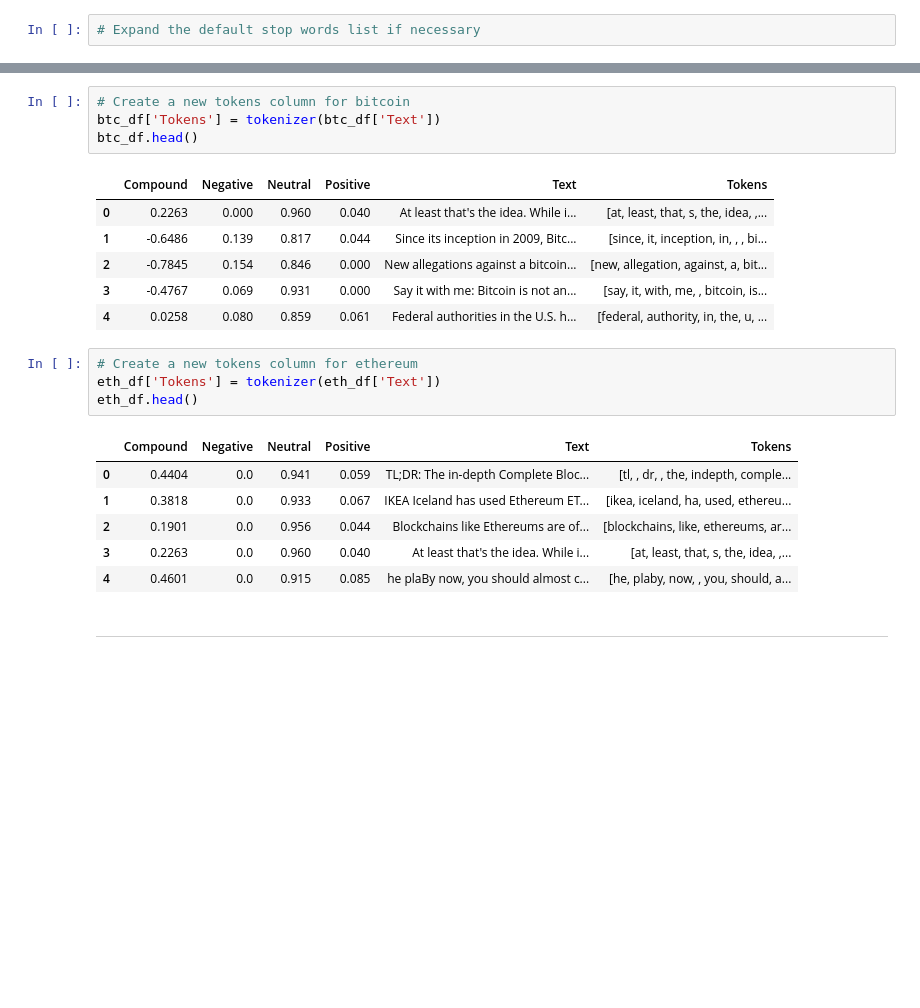
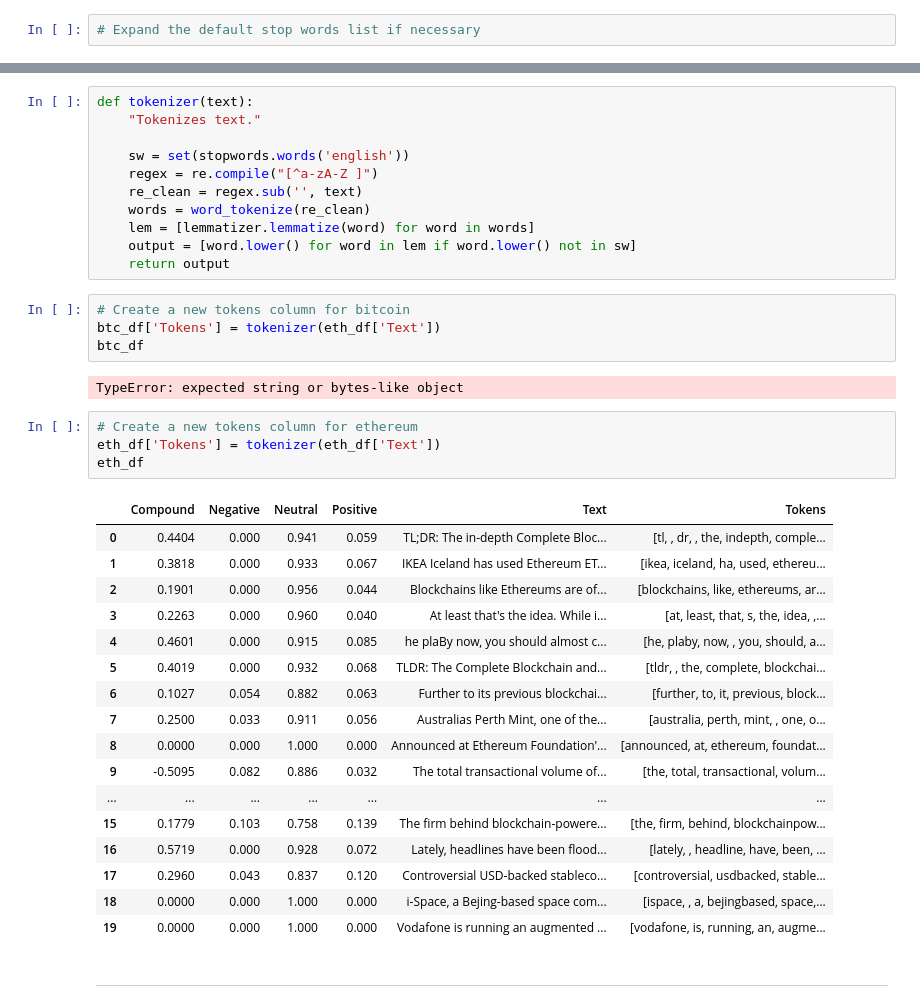
Before and after one commit to RCantu92/cryptocurrency_sentiment_analysis, a Jupyter notebook: Starter_Code/crypto_sentiment.ipynb, the cells around one changed output, grey strips where cells are left out. Drawn from its saved outputs; the diff is of its cells as text; blank space fills up the shorter version.

Commit message:
More attempts at tokenizing

```diff
--- a/Starter_Code/crypto_sentiment.ipynb
+++ b/Starter_Code/crypto_sentiment.ipynb
@@ -177,25 +181,42 @@ def tokenizer(text):
+# %%
+def tokenizer(text):
+    "Tokenizes text."
+
+    sw = set(stopwords.words('english'))
+    regex = re.compile("[^a-zA-Z ]")
+    re_clean = regex.sub('', text)
+    words = word_tokenize(re_clean)
+    lem = [lemmatizer.lemmatize(word) for word in words]
+    output = [word.lower() for word in lem if word.lower() not in sw]
+    return output
 # %%
 # Create a new tokens column for bitcoin
-btc_df['Tokens'] = tokenizer(btc_df['Text'])
-btc_df.head()
+btc_df['Tokens'] = tokenizer(eth_df['Text'])
+btc_df
 # %% [output]
-|  | Compound | Negative | Neutral | Positive | Text | Tokens |
-| 0 | 0.2263 | 0.000 | 0.960 | 0.040 | At least that's the idea. While i... | [at, least, that, s, the, idea, ,... |
-| 1 | -0.6486 | 0.139 | 0.817 | 0.044 | Since its inception in 2009, Bitc... | [since, it, inception, in, , , bi... |
-| 2 | -0.7845 | 0.154 | 0.846 | 0.000 | New allegations against a bitcoin... | [new, allegation, against, a, bit... |
-| 3 | -0.4767 | 0.069 | 0.931 | 0.000 | Say it with me: Bitcoin is not an... | [say, it, with, me, , bitcoin, is... |
-| 4 | 0.0258 | 0.080 | 0.859 | 0.061 | Federal authorities in the U.S. h... | [federal, authority, in, the, u, ... |
+TypeError: expected string or bytes-like object
 # %%
 # Create a new tokens column for ethereum
 eth_df['Tokens'] = tokenizer(eth_df['Text'])
-eth_df.head()
+eth_df
 # %% [output]
 |  | Compound | Negative | Neutral | Positive | Text | Tokens |
-| 0 | 0.4404 | 0.0 | 0.941 | 0.059 | TL;DR: The in-depth Complete Bloc... | [tl, , dr, , the, indepth, comple... |
-| 1 | 0.3818 | 0.0 | 0.933 | 0.067 | IKEA Iceland has used Ethereum ET... | [ikea, iceland, ha, used, ethereu... |
-| 2 | 0.1901 | 0.0 | 0.956 | 0.044 | Blockchains like Ethereums are of... | [blockchains, like, ethereums, ar... |
-| 3 | 0.2263 | 0.0 | 0.960 | 0.040 | At least that's the idea. While i... | [at, least, that, s, the, idea, ,... |
-| 4 | 0.4601 | 0.0 | 0.915 | 0.085 | he plaBy now, you should almost c... | [he, plaby, now, , you, should, a... |
+| 0 | 0.4404 | 0.000 | 0.941 | 0.059 | TL;DR: The in-depth Complete Bloc... | [tl, , dr, , the, indepth, comple... |
+| 1 | 0.3818 | 0.000 | 0.933 | 0.067 | IKEA Iceland has used Ethereum ET... | [ikea, iceland, ha, used, ethereu... |
+| 2 | 0.1901 | 0.000 | 0.956 | 0.044 | Blockchains like Ethereums are of... | [blockchains, like, ethereums, ar... |
+| 3 | 0.2263 | 0.000 | 0.960 | 0.040 | At least that's the idea. While i... | [at, least, that, s, the, idea, ,... |
+| 4 | 0.4601 | 0.000 | 0.915 | 0.085 | he plaBy now, you should almost c... | [he, plaby, now, , you, should, a... |
+| 5 | 0.4019 | 0.000 | 0.932 | 0.068 | TLDR: The Complete Blockchain and... | [tldr, , the, complete, blockchai... |
+| 6 | 0.1027 | 0.054 | 0.882 | 0.063 | Further to its previous blockchai... | [further, to, it, previous, block... |
+| 7 | 0.2500 | 0.033 | 0.911 | 0.056 | Australias Perth Mint, one of the... | [australia, perth, mint, , one, o... |
+| 8 | 0.0000 | 0.000 | 1.000 | 0.000 | Announced at Ethereum Foundation'... | [announced, at, ethereum, foundat... |
+| 9 | -0.5095 | 0.082 | 0.886 | 0.032 | The total transactional volume of... | [the, total, transactional, volum... |
+| ... | ... | ... | ... | ... | ... | ... |
+| 15 | 0.1779 | 0.103 | 0.758 | 0.139 | The firm behind blockchain-powere... | [the, firm, behind, blockchainpow... |
+| 16 | 0.5719 | 0.000 | 0.928 | 0.072 | Lately, headlines have been flood... | [lately, , headline, have, been, ... |
+| 17 | 0.2960 | 0.043 | 0.837 | 0.120 | Controversial USD-backed stableco... | [controversial, usdbacked, stable... |
+| 18 | 0.0000 | 0.000 | 1.000 | 0.000 | i-Space, a Bejing-based space com... | [ispace, , a, bejingbased, space,... |
+| 19 | 0.0000 | 0.000 | 1.000 | 0.000 | Vodafone is running an augmented ... | [vodafone, is, running, an, augme... |
 # %% [markdown]
 ---
 # %% [markdown]
```
Also changed, not shown: parts of 6 cells of this notebook.
